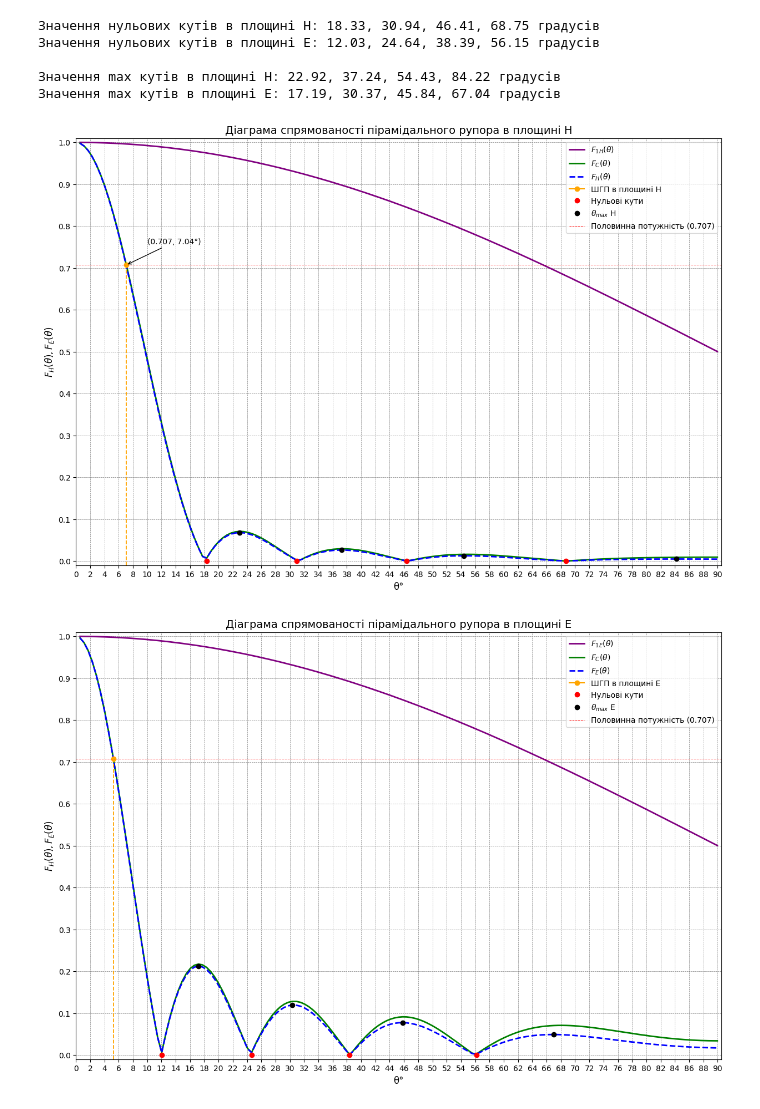
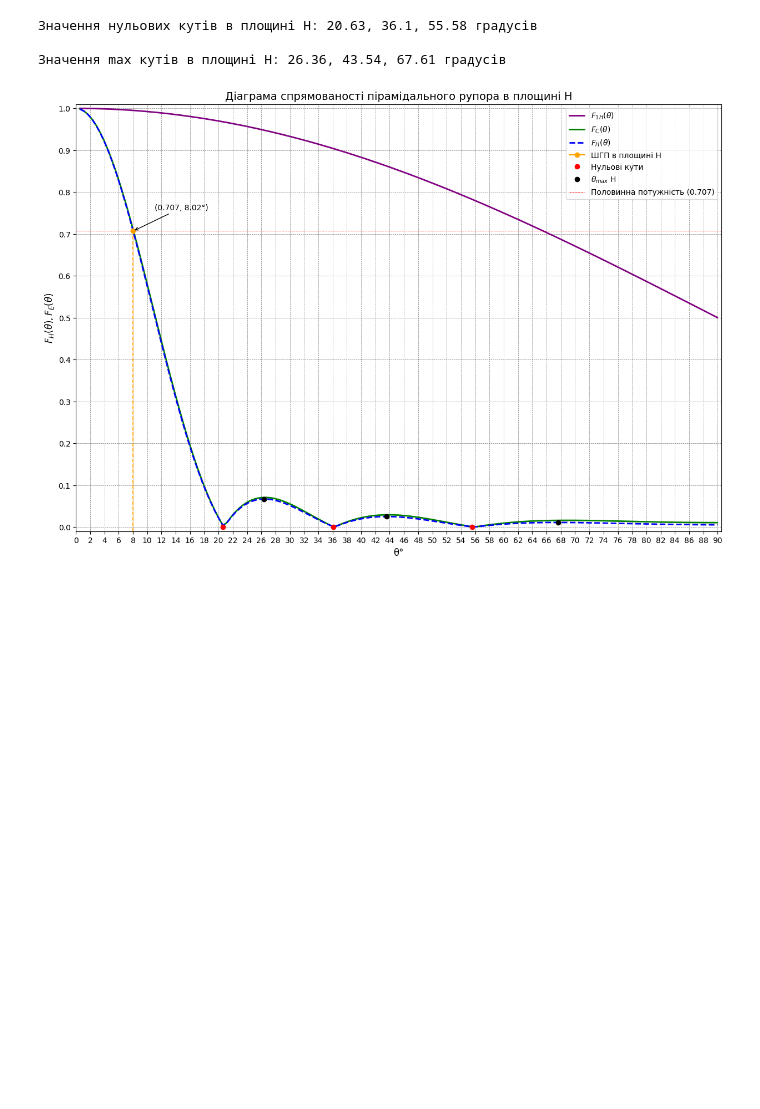
Before and after one commit to ArchiPavlo/-AntennaSystems_Arkhipov_569Ms-, a Jupyter notebook: lab2_antennas.ipynb, the cells around one changed output. Saved outputs shown, nothing was run; the diff lists cells and outputs as text; code cells hidden in the pictures; blank space fills up the shorter version.

```diff
--- a/lab2_antennas.ipynb
+++ b/lab2_antennas.ipynb
@@ -4,12 +4,10 @@ import matplotlib.pyplot as plt
 from scipy.interpolate import interp1d
 
 # Вихідні дані
-wavelength = 2.9e-02  # Довжина хвилі в метрах
-a_r = 14e-02   # Розмір рупора по осі a в метрах
-b_r = 14e-02   # Розмір рупора по осі b в метрах
+wavelength = 2.6e-02                      # Довжина хвилі в метрах
+a_r = 11e-02                              # Розмір рупора по осі a в метрах
+b_r = 11e-02                              # Розмір рупора по осі b в метрах
 theta = np.arange(0.01, np.pi / 2, 0.01)  # Кути theta для розрахунків
-
-# Функції для обчислення векторно
 
 def calculate_FH(theta, wavelength, a_r):
     F1h = []
@@ -67,10 +65,7 @@ max_x_FH, max_y_FH, min_x_FH, min_y_FH = find_peaks_and_troughs(FH, theta)
 max_x_FE, max_y_FE, min_x_FE, min_y_FE = find_peaks_and_troughs(FE, theta)
 
 print(f"Значення нульових кутів в площині H: {', '.join(map(str, min_x_FH))} градусів")
-print(f"Значення нульових кутів в площині E: {', '.join(map(str, min_x_FE))} градусів")
-
-print(f"\nЗначення max кутів в площині H: {', '.join(map(str, max_x_FH))} градусів")
-print(f"Значення max кутів в площині E: {', '.join(map(str, max_x_FE))} градусів")
+print(f"Значення max кутів в площині H: {', '.join(map(str, max_x_FH))} градусів")
 
 # Візуалізація для площини H
 plt.figure(figsize=(15, 10))
@@ -88,72 +83,33 @@ plt.annotate(f'(0.707, {SGP1 / 2:.2f}\u00b0)',
              xy=(SGP1 / 2, 0.707),
              xytext=((SGP1 / 2) + 3, 0.757),
              arrowprops=dict(arrowstyle='->', color='black'), fontsize=10)
 
 # Позначаємо нульові кути
 plt.plot(min_x_FH, min_y_FH, 'ro', label="Нульові кути")
 
 # Позначаємо максимуми
 plt.plot(max_x_FH, max_y_FH, "o", color="black", label="$ \\theta_{max} $ H")
 
 # Додаємо вертикальні та горизонтальні лінії для ШГП
 plt.axhline(y=0.707, color="red", linestyle="dashed", label="Половинна потужність (0.707)", linewidth=0.7)
 plt.axvline(x=SGP1 / 2, ymin=0, ymax=0.707, color="orange", linestyle="dashed", linewidth=1.3)
 
 # Форматування графіку
 plt.xlabel("θ" + '\u00b0', fontsize=12)
 plt.ylabel("$ F_H(θ), F_E(θ) $", fontsize=12)
 plt.legend(loc="upper right", fontsize=10)
 plt.grid(which='both', linestyle='--', linewidth=0.5, color='gray')
 plt.title("Діаграма спрямованості пірамідального рупора в площині H", fontsize=14)
 
 # Налаштування візуалізації осей
 plt.xticks(np.arange(0, 100, 2), fontsize=10)
 plt.yticks(np.arange(0, 1.2, 0.1), fontsize=10)
 plt.ylim(-0.01, 1.01)
 plt.xlim(0, 90.5)
 
 plt.show()
-
-# Візуалізація для площини E
-plt.figure(figsize=(15, 10))
-
-# Побудова графіків ДС для E
-plt.plot(np.degrees(theta), F1e, label="$ F_{1E}(θ) $", linestyle="solid", color="purple", linewidth=2)
-plt.plot(np.degrees(theta), FC_E, label="$ F_{C}(θ) $", linestyle="solid", color="green", linewidth=2)
-plt.plot(np.degrees(theta), FE, label="$ F_{E}(θ) $", linestyle="dashed", color="blue", linewidth=2)
-
-# Позначаємо знайдені інтерпольовані точки для ШГП
-plt.plot(SGP2 / 2, 0.707, marker="o", color='orange', label="ШГП в площині E")
-
-# Позначаємо нульові кути
-plt.plot(min_x_FE, min_y_FE, 'ro', label="Нульові кути")
-
-# Позначаємо максимуми
-plt.plot(max_x_FE, max_y_FE, "o", color="black", label="$ \\theta_{max} $ E")
-
-# Додаємо вертикальні та горизонтальні лінії для ШГП
-plt.axhline(y=0.707, color="red", linestyle="dashed", label="Половинна потужність (0.707)", linewidth=0.7)
-plt.axvline(x=SGP2 / 2, ymin=0, ymax=0.707, color="orange", linestyle="dashed", linewidth=1.3)
-
-# Форматування графіку
-plt.xlabel("θ" + '\u00b0', fontsize=12)
-plt.ylabel("$ F_H(θ), F_E(θ) $", fontsize=12)
-plt.legend(loc="upper right", fontsize=10)
-plt.grid(which='both', linestyle='--', linewidth=0.5, color='gray')
-plt.title("Діаграма спрямованості пірамідального рупора в площині E", fontsize=14)
-
-# Налаштування візуалізації осей
-plt.xticks(np.arange(0, 100, 2), fontsize=10)
-plt.yticks(np.arange(0, 1.2, 0.1), fontsize=10)
-plt.ylim(-0.01, 1.01)
-plt.xlim(0, 90.5)
-
-plt.show()
 # %% [output]
-Значення нульових кутів в площині H: 18.33, 30.94, 46.41, 68.75 градусів
-Значення нульових кутів в площині E: 12.03, 24.64, 38.39, 56.15 градусів
+Значення нульових кутів в площині H: 20.63, 36.1, 55.58 градусів
 
-Значення max кутів в площині H: 22.92, 37.24, 54.43, 84.22 градусів
-Значення max кутів в площині E: 17.19, 30.37, 45.84, 67.04 градусів
+Значення max кутів в площині H: 26.36, 43.54, 67.61 градусів
-[figure, old version]
+[figure, new version]
-[figure, removed]
```
Also changed, not shown: parts of 1 cell of this notebook.
